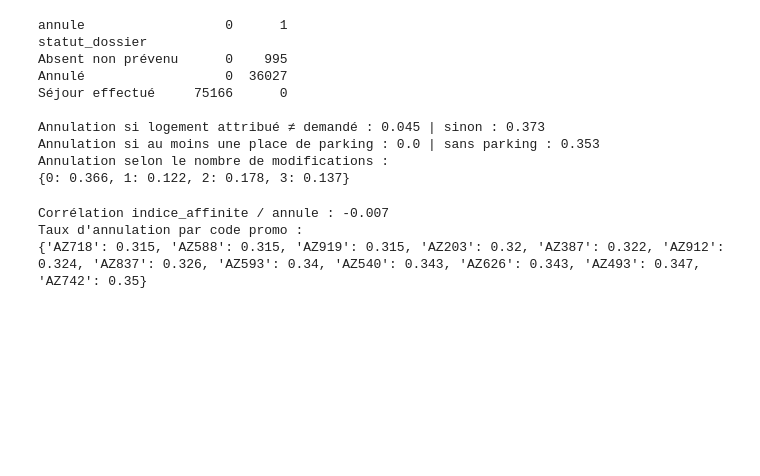
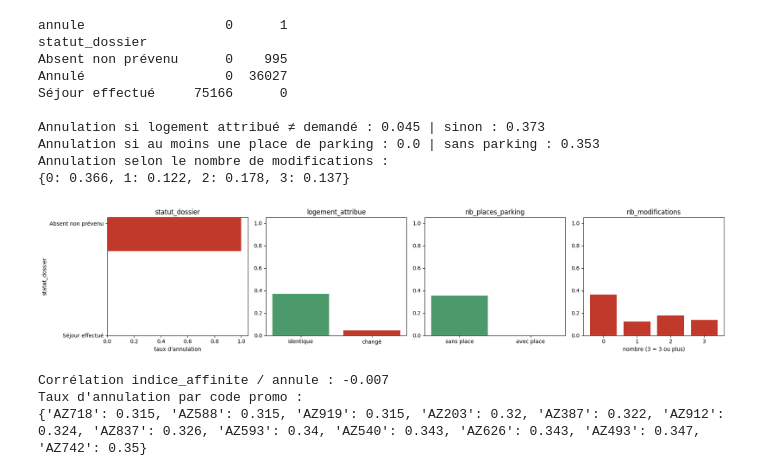
Before and after one commit to ilham-bennecib/projet-residences-azur-groupeMLV1, a Jupyter notebook: notebook.ipynb, the cells around one changed output. Drawn from its saved outputs; the diff is of its cells as text; code cells hidden in the pictures; blank space fills up the shorter version.

```diff
--- a/notebook.ipynb
+++ b/notebook.ipynb
@@ -81,6 +81,33 @@ Annulation si logement attribué ≠ demandé : 0.045 | sinon : 0.373
 Annulation si au moins une place de parking : 0.0 | sans parking : 0.353
 Annulation selon le nombre de modifications :
 {0: 0.366, 1: 0.122, 2: 0.178, 3: 0.137}
+# %%
+# Visualisation des preuves de fuite (statut_dossier, logement, parking, modifications)
+fig, axes = plt.subplots(1, 4, figsize=(18, 4))
+
+ct = df.groupby("statut_dossier")[TARGET].mean().sort_values()
+ct.plot.barh(ax=axes[0], color=["#4C9A6B" if v < 0.5 else "#C0392B" for v in ct])
+axes[0].set_title("statut_dossier"); axes[0].set_xlabel("taux d'annulation")
+
+diff = df["logement_demande"] != df["logement_attribue"]
+vals = [df.loc[~diff, TARGET].mean(), df.loc[diff, TARGET].mean()]
+axes[1].bar(["identique", "changé"], vals, color=["#4C9A6B", "#C0392B"])
+axes[1].set_title("logement_attribue")
+
+vals = [df.loc[df.nb_places_parking == 0, TARGET].mean(), df.loc[df.nb_places_parking > 0, TARGET].mean()]
+axes[2].bar(["sans place", "avec place"], vals, color=["#4C9A6B", "#C0392B"])
+axes[2].set_title("nb_places_parking")
+
+mods = df.nb_modifications.clip(upper=3)
+s = df.groupby(mods)[TARGET].mean()
+axes[3].bar(s.index.astype(str), s.values, color="#C0392B")
+axes[3].set_title("nb_modifications"); axes[3].set_xlabel("nombre (3 = 3 ou plus)")
+
+for ax in axes:
+    ax.set_ylim(0, 1.05)
+plt.tight_layout(); plt.show()
+# %% [output]
+[figure, added]
 # %%
 # Variables sans lien avec la cible
 print("Corrélation indice_affinite / annule :", round(df["indice_affinite"].corr(df[TARGET]), 4))
```
Also changed, not shown: parts of 10 cells of this notebook, 44 other files.
